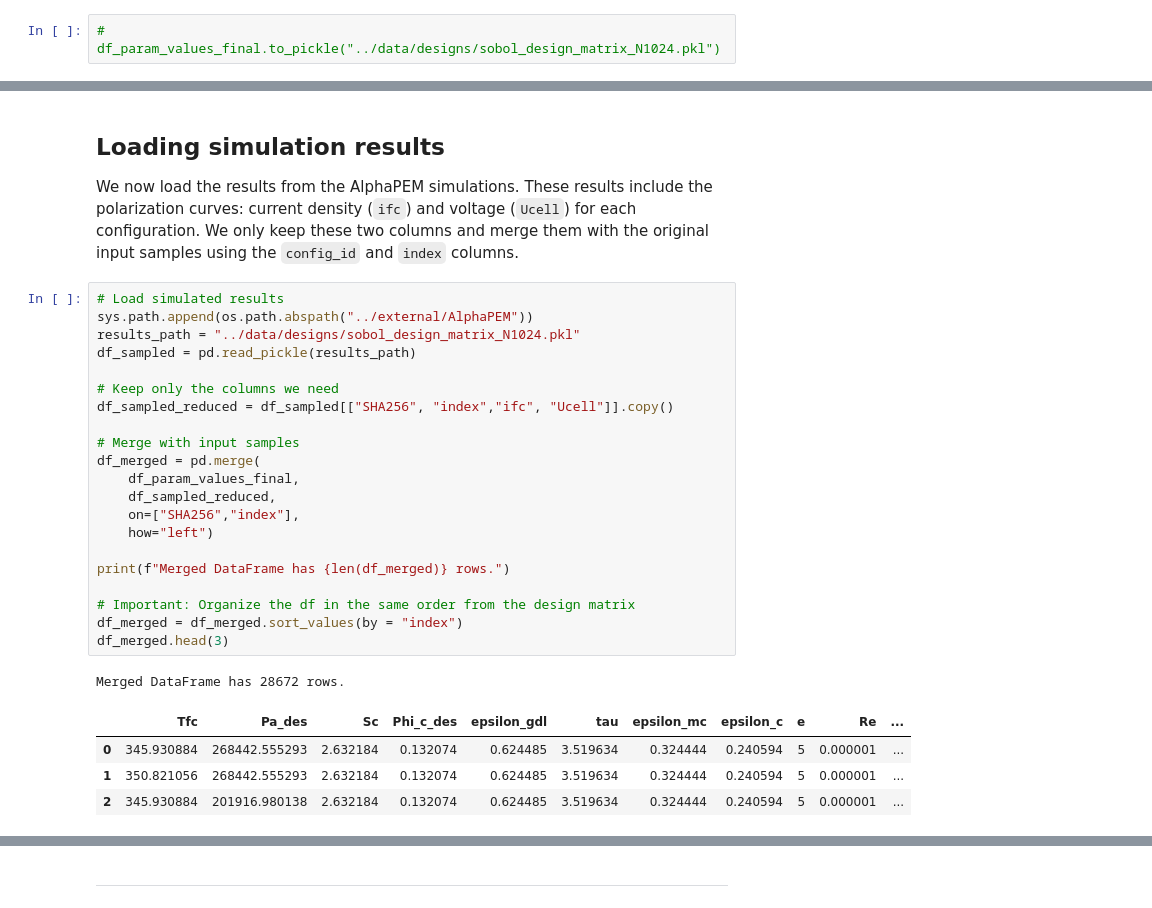
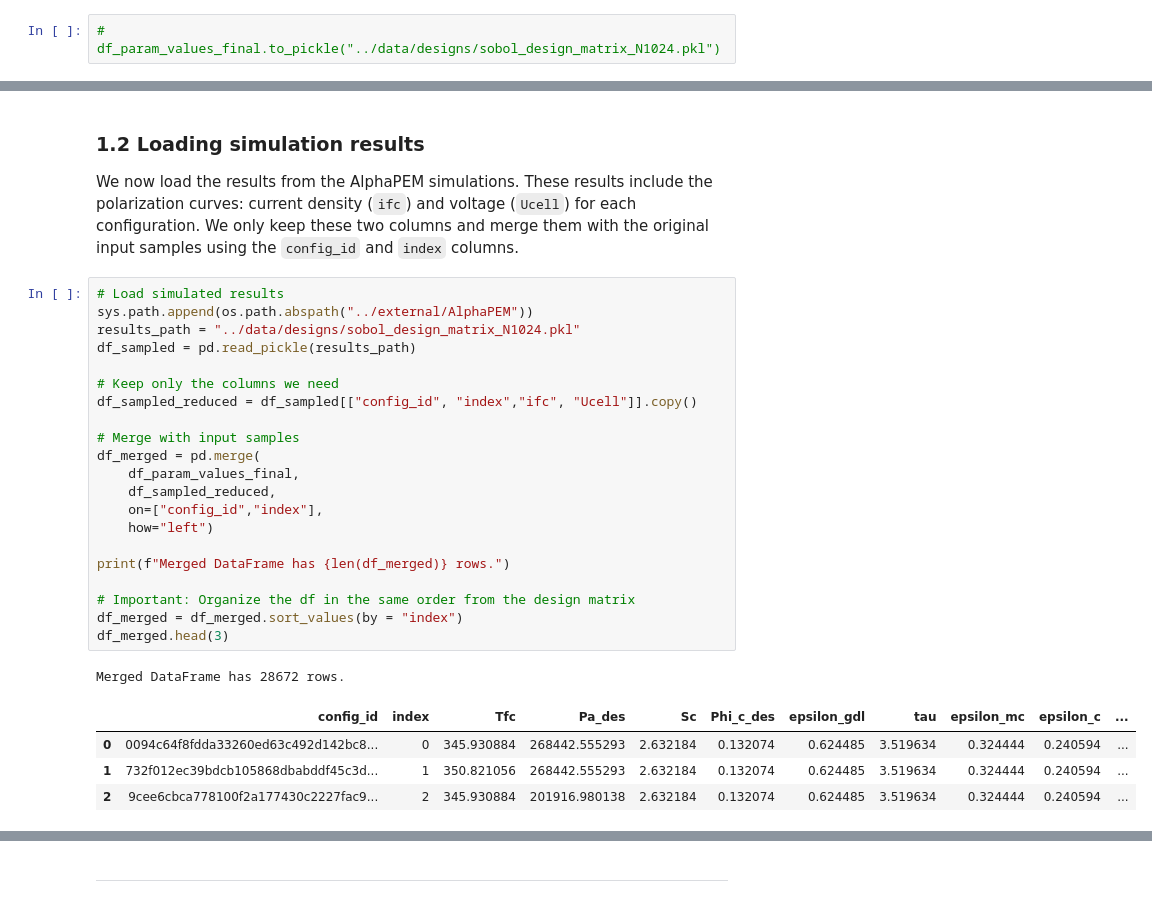
Before and after one commit to nathaly-vergel/Official-Sensitivity-Analysis-and-Surrogate-Modeling-of-PEM-Fuel-Cells, a Jupyter notebook: notebooks/03_sobol_analysis_AlphaPEM.ipynb, the cells around one changed output, grey strips where cells are left out. Drawn from its saved outputs; the diff is of its cells as text.

Commit message:
We implement the changes in the sampling, channame to config_id, add plots to KNN

```diff
--- a/notebooks/03_sobol_analysis_AlphaPEM.ipynb
+++ b/notebooks/03_sobol_analysis_AlphaPEM.ipynb
@@ -82,34 +116,34 @@ df_param_values_final.head(3)
 # %% [markdown]
-## Loading simulation results
+### 1.2 Loading simulation results
 
 We now load the results from the AlphaPEM simulations. These results include the polarization curves: current density (`ifc`) and voltage (`Ucell`) for each configuration. We only keep these two columns and merge them with the original input samples using the `config_id` and `index` columns.
 # %%
 # Load simulated results
 sys.path.append(os.path.abspath("../external/AlphaPEM"))
 results_path = "../data/designs/sobol_design_matrix_N1024.pkl"
 df_sampled = pd.read_pickle(results_path)
 
 # Keep only the columns we need
-df_sampled_reduced = df_sampled[["SHA256", "index","ifc", "Ucell"]].copy()
+df_sampled_reduced = df_sampled[["config_id", "index","ifc", "Ucell"]].copy()
 
 # Merge with input samples
 df_merged = pd.merge(
     df_param_values_final,
     df_sampled_reduced,
-    on=["SHA256","index"],
+    on=["config_id","index"],
     how="left")
 
 print(f"Merged DataFrame has {len(df_merged)} rows.")
 
 # Important: Organize the df in the same order from the design matrix
 df_merged = df_merged.sort_values(by = "index")
 df_merged.head(3)
 # %% [output]
 Merged DataFrame has 28672 rows.
-|  | Tfc | Pa_des | Sc | Phi_c_des | epsilon_gdl | tau | epsilon_mc | epsilon_c | e | Re | ... |
-| 0 | 345.930884 | 268442.555293 | 2.632184 | 0.132074 | 0.624485 | 3.519634 | 0.324444 | 0.240594 | 5 | 0.000001 | ... |
-| 1 | 350.821056 | 268442.555293 | 2.632184 | 0.132074 | 0.624485 | 3.519634 | 0.324444 | 0.240594 | 5 | 0.000001 | ... |
-| 2 | 345.930884 | 201916.980138 | 2.632184 | 0.132074 | 0.624485 | 3.519634 | 0.324444 | 0.240594 | 5 | 0.000001 | ... |
+|  | config_id | index | Tfc | Pa_des | Sc | Phi_c_des | epsilon_gdl | tau | epsilon_mc | epsilon_c | ... |
+| 0 | 0094c64f8fdda33260ed63c492d142bc8... | 0 | 345.930884 | 268442.555293 | 2.632184 | 0.132074 | 0.624485 | 3.519634 | 0.324444 | 0.240594 | ... |
+| 1 | 732f012ec39bdcb105868dbabddf45c3d... | 1 | 350.821056 | 268442.555293 | 2.632184 | 0.132074 | 0.624485 | 3.519634 | 0.324444 | 0.240594 | ... |
+| 2 | 9cee6cbca778100f2a177430c2227fac9... | 2 | 345.930884 | 201916.980138 | 2.632184 | 0.132074 | 0.624485 | 3.519634 | 0.324444 | 0.240594 | ... |
 # %%
 print("There are", df_merged["Ucell"].isna().sum(), "missing polarization curves. AlphaPEM didn't run for those configs.")
 df_merged.isna().sum()
```
Also changed, not shown: parts of 13 cells of this notebook, 4 other files.
